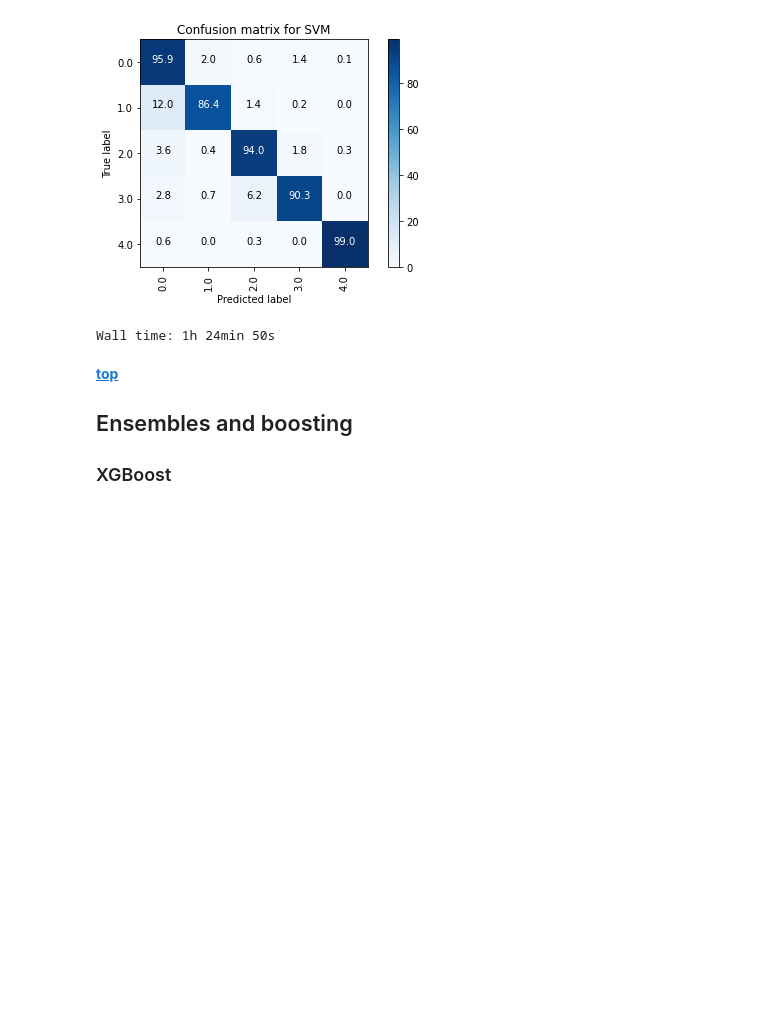
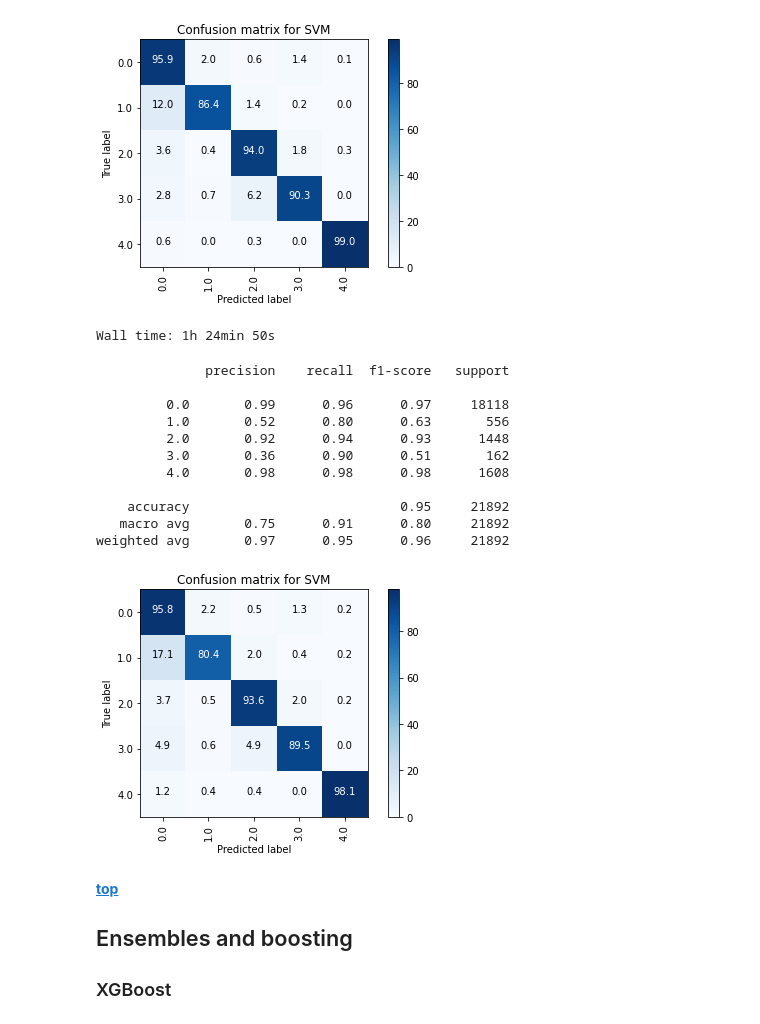
Before and after one commit to nastiag67/ecgn, a Jupyter notebook: README.ipynb, the cells around one changed output. Saved outputs shown, nothing was run; the diff lists cells and outputs as text; code cells hidden in the pictures; blank space fills up the shorter version.

```diff
--- a/README.ipynb
+++ b/README.ipynb
@@ -273,7 +299,7 @@ parameters = {
     'SVM__class_weight': ['balanced'],  # None
     }
 
-model_svm = cls_models.checkmodel(
+model_svm, y_pred_svm = cls_models.checkmodel(
                                     name,
                                     model,
                                     steps=steps,
@@ -300,6 +326,22 @@ Accuracy on train data: 0.9867
 Accuracy on test data: 0.9568
 [figure]
 Wall time: 1h 24min 50s
+# %%
+# check the metrics on testing dataset
+mt.metrics_report(model_svm[0], 'SVM', X_test, y_test, y_train, data='test')
+# %% [output]
+              precision    recall  f1-score   support
+
+         0.0       0.99      0.96      0.97     18118
+         1.0       0.52      0.80      0.63       556
+         2.0       0.92      0.94      0.93      1448
+         3.0       0.36      0.90      0.51       162
+         4.0       0.98      0.98      0.98      1608
+
+    accuracy                           0.95     21892
+   macro avg       0.75      0.91      0.80     21892
+weighted avg       0.97      0.95      0.96     21892
+[figure, added]
 # %% [markdown]
 __[top](#Contents)__
 
```
Also changed, not shown: parts of 29 cells of this notebook, 51 other files.
